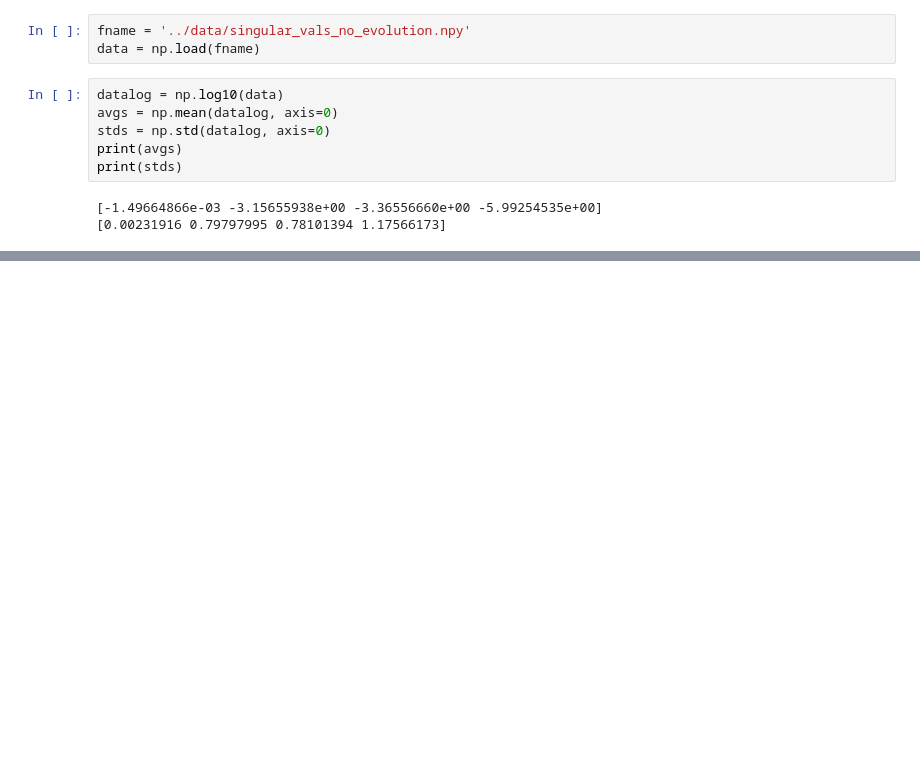
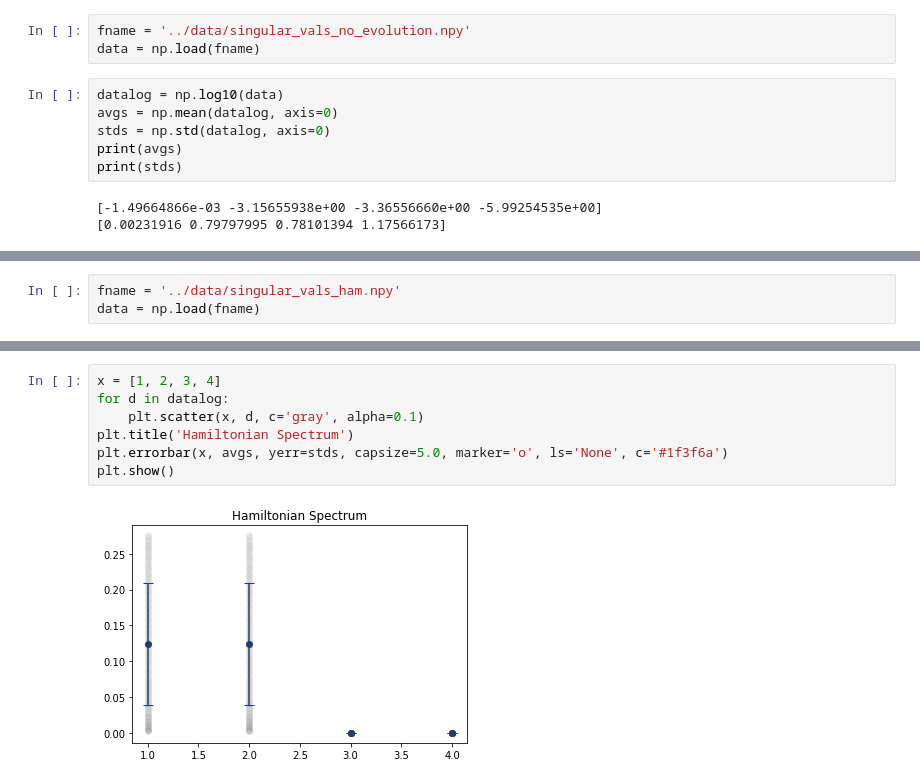
Before and after one commit to vinulw/qdmt, a Jupyter notebook: notebooks/Plotting Singular Values evolved density matrix.ipynb, the cells around one changed output, grey strips where cells are left out. Drawn from its saved outputs; the diff is of its cells as text; blank space fills up the shorter version.

```diff
--- a/notebooks/Plotting Singular Values evolved density matrix.ipynb
+++ b/notebooks/Plotting Singular Values evolved density matrix.ipynb
@@ -56,0 +63,3 @@ plt.show()
+# %%
+fname = '../data/singular_vals_ham.npy'
+data = np.load(fname)
@@ -56,0 +75,9 @@ plt.show()
+# %%
+x = [1, 2, 3, 4]
+for d in datalog:
+    plt.scatter(x, d, c='gray', alpha=0.1)
+plt.title('Hamiltonian Spectrum')
+plt.errorbar(x, avgs, yerr=stds, capsize=5.0, marker='o', ls='None', c='#1f3f6a')
+plt.show()
+# %% [output]
+[figure, added]
```
Also changed, not shown: parts of 5 cells of this notebook, 2 other files.
